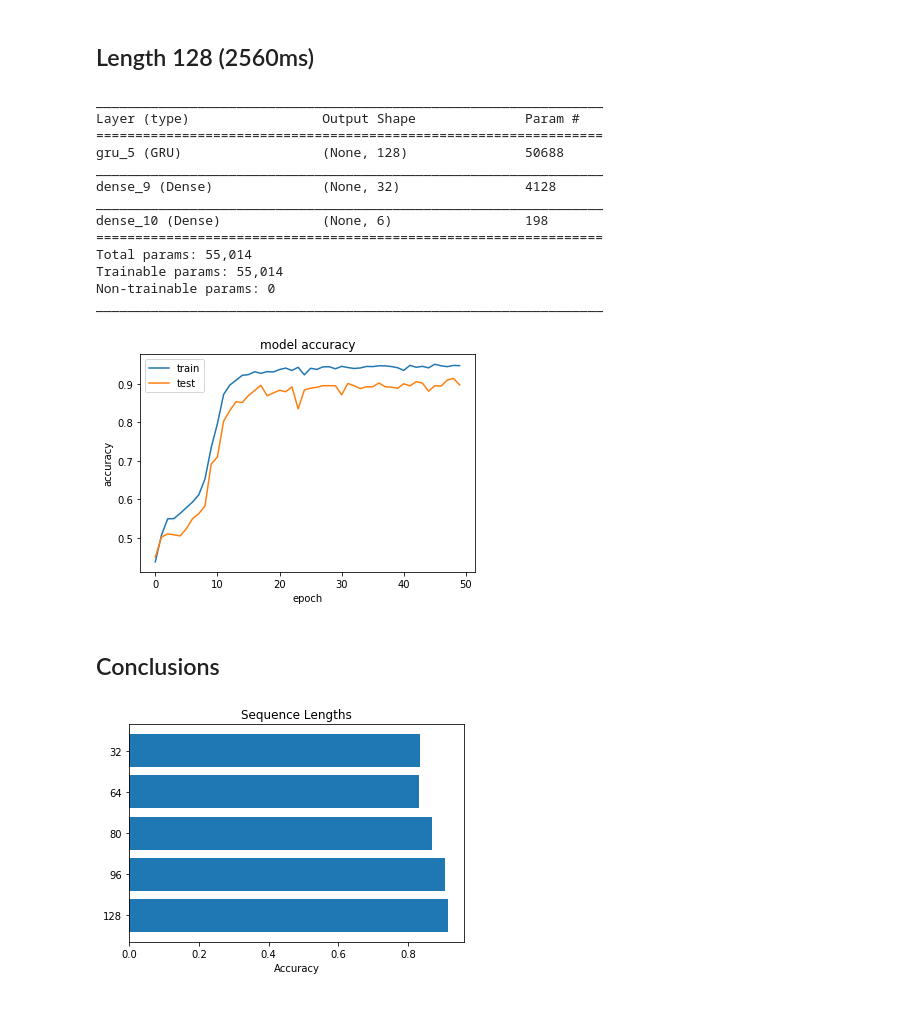
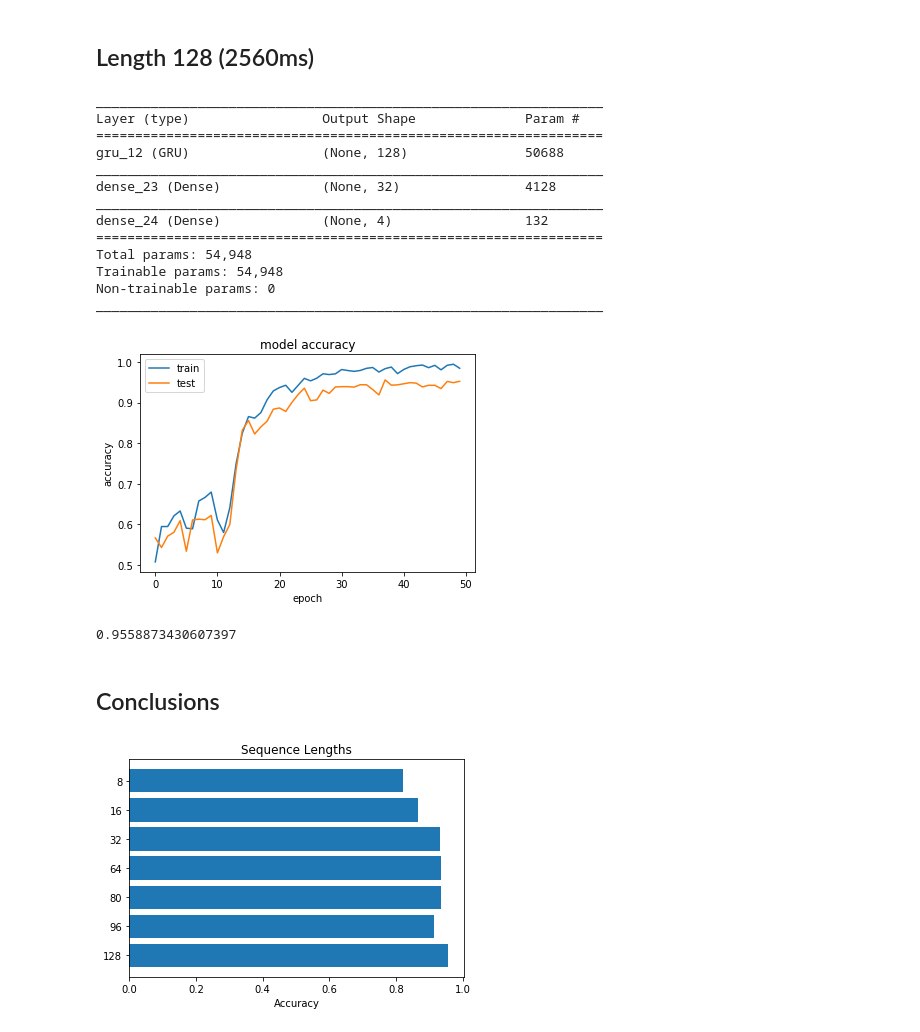
Before and after one commit to illbexyz/stairs-har, a Jupyter notebook: notebooks/4_sequence_length.ipynb, the cells around one changed output. Cells and saved outputs as stored; diff of their text form; code cells hidden in the pictures.

Commit message:
Added more sequence lengths

```diff
--- a/notebooks/4_sequence_length.ipynb
+++ b/notebooks/4_sequence_length.ipynb
@@ -12,13 +12,13 @@ import matplotlib.pyplot as plt
 
 from core.rnn import create_model, load_data, train
 
-LABELS = ["walking", "stairs_down", "stairs_up", "sitting", "standing", "laying"]
+LABELS = ["walking", "stairs_down", "stairs_up", "other"]
 # %%
 def try_model(sequence_length, labels, epochs=50):
     model = create_model(sequence_length, labels)
 
-    x_train, y_train = load_data("../data/uci_train_6.csv", sequence_length, labels)
-    x_test, y_test = load_data("../data/uci_test_6.csv", sequence_length, labels)
+    x_train, y_train = load_data("../data/uci_train_4.csv", sequence_length, labels)
+    x_test, y_test = load_data("../data/uci_test_4.csv", sequence_length, labels)
 
     history = train(
         model,
@@ -34,0 +37,3 @@ def try_model(sequence_length, labels, epochs=50):
+# %%
+accuracy_8 = try_model(8, LABELS, epochs=8)
+print(accuracy_8)
@@ -34,0 +58,3 @@ def try_model(sequence_length, labels, epochs=50):
+# %%
+accuracy_16 = try_model(16, LABELS, epochs=8)
+print(accuracy_16)
@@ -112,37 +162,39 @@ _________________________________________________________________
 ## Length 128 (2560ms)
 # %%
 accuracy_128 = try_model(128, LABELS)
+print(accuracy_128)
 # %% [output]
 _________________________________________________________________
 Layer (type)                 Output Shape              Param #
 =================================================================
-gru_5 (GRU)                  (None, 128)               50688
+gru_12 (GRU)                 (None, 128)               50688
 _________________________________________________________________
-dense_9 (Dense)              (None, 32)                4128
+dense_23 (Dense)             (None, 32)                4128
 _________________________________________________________________
-dense_10 (Dense)             (None, 6)                 198
+dense_24 (Dense)             (None, 4)                 132
 =================================================================
-Total params: 55,014
-Trainable params: 55,014
+Total params: 54,948
+Trainable params: 54,948
 Non-trainable params: 0
 _________________________________________________________________
-[figure, old version]
+[figure, new version]
+0.9558873430607397
 # %% [markdown]
 ## Conclusions
 # %%
 fig, ax = plt.subplots()
 
-lengths = ('32', '64', '80', '96', '128')
+lengths = ('8', '16', '32', '64', '80', '96', '128')
 y_pos = np.arange(len(lengths))
-performance = np.array([accuracy_32, accuracy_64, accuracy_80, accuracy_96, accuracy_128])
+performance = np.array([accuracy_8, accuracy_16, accuracy_32, accuracy_64, accuracy_80, accuracy_96, accuracy_128])
 
 ax.barh(y_pos, performance, align='center')
 ax.set_yticks(y_pos)
 ax.set_yticklabels(lengths)
 ax.invert_yaxis()
 ax.set_xlabel('Accuracy')
 ax.set_title('Sequence Lengths')
 
 plt.show()
 # %% [output]
-[figure, old version]
+[figure, new version]
```
Also changed, not shown: parts of 8 cells of this notebook.
